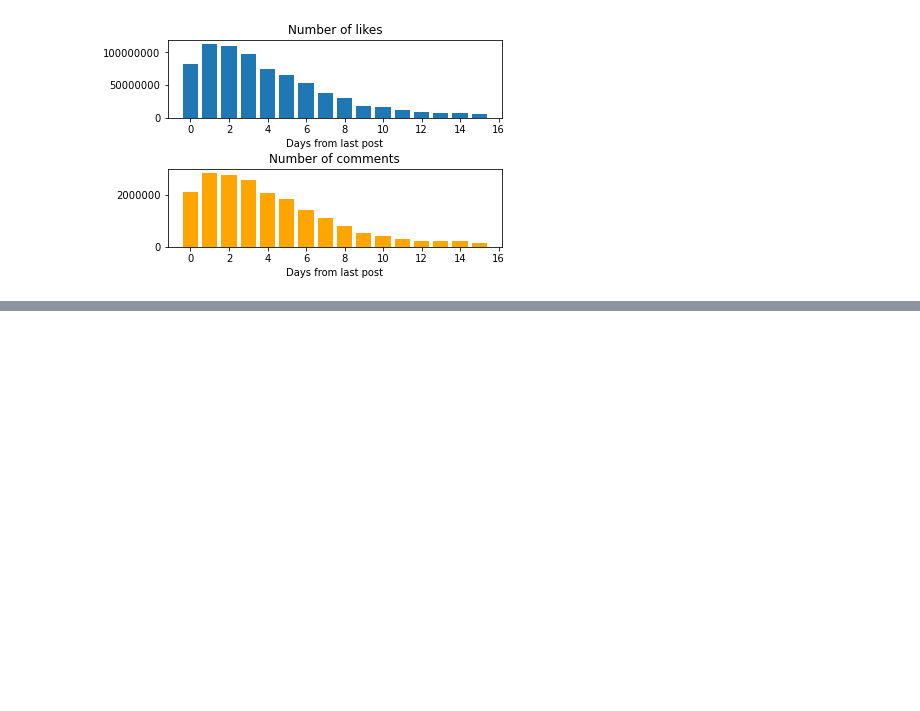
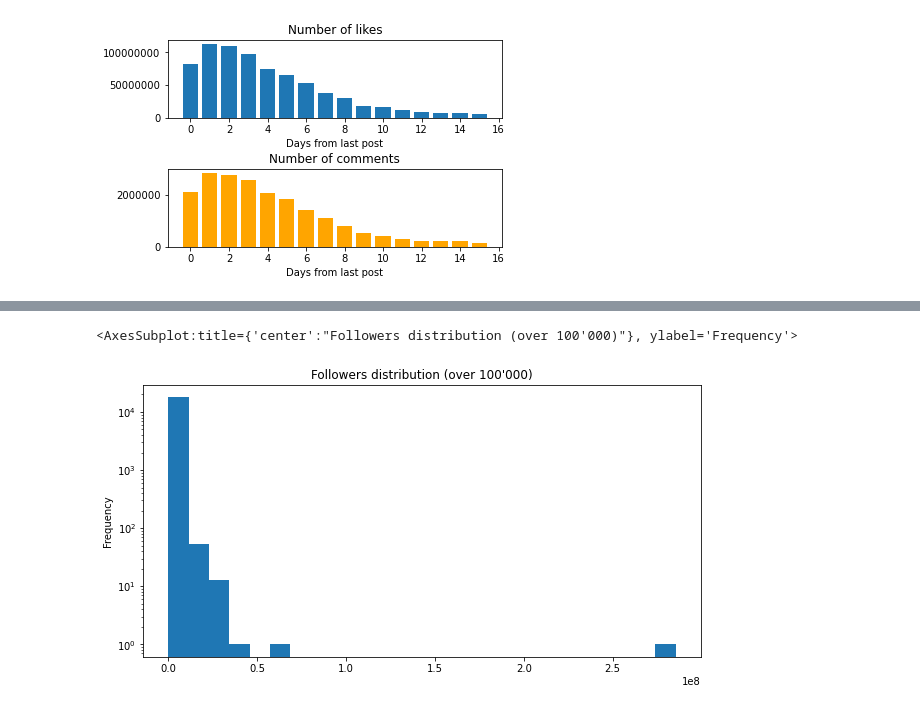
Before and after one commit to sophiaBalestrucci/ADM-HW2, a Jupyter notebook: HW2.ipynb, the cells around one changed output, grey strips where cells are left out. Cells and saved outputs as stored; diff of their text form; code cells hidden in the pictures; blank space fills up the shorter version.

```diff
--- a/HW2.ipynb
+++ b/HW2.ipynb
@@ -612,0 +689,5 @@ $\implies$ The interval wich maximixe the likes and comments is between 1 and 4
+# %%
+acc["followers"][acc["followers"] > 100000].dropna().plot.hist(bins=25,logy=True,figsize=(10,5),title = "Followers distribution (over 100'000)")
+# %% [output]
+<AxesSubplot:title={'center':"Followers distribution (over 100'000)"}, ylabel='Frequency'>
+[figure, added]
```
Also changed, not shown: parts of 32 cells of this notebook.
